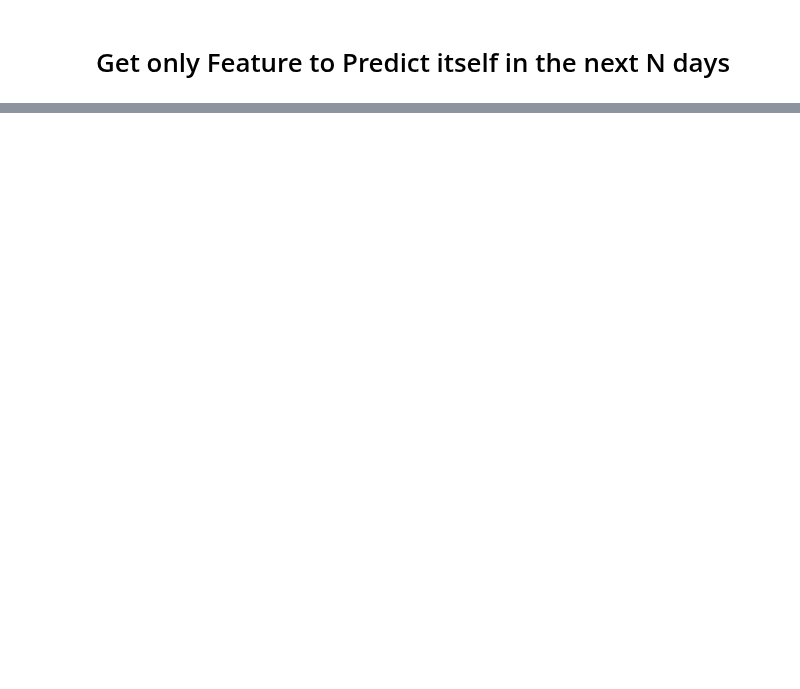
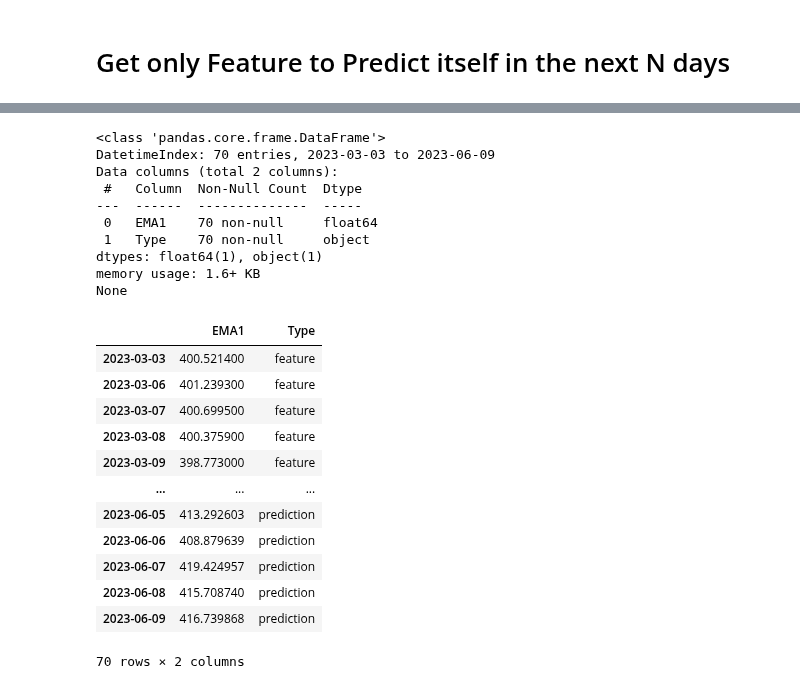
Before and after one commit to technqvi/TimeSeriesML-FinMarket, a Jupyter notebook: forecast-asset/forecast_asset_movement.ipynb, the cells around one changed output, grey strips where cells are left out. Cells and saved outputs as stored; diff of their text form; code cells hidden in the pictures; blank space fills up the shorter version.

```diff
--- a/forecast-asset/forecast_asset_movement.ipynb
+++ b/forecast-asset/forecast_asset_movement.ipynb
@@ -264 +290,29 @@ None
+# %%
+dfResult=pd.concat([dfFeature,dfPrediction],ignore_index=False)
+print(dfResult.info())
+dfResult
+# %% [output]
+<class 'pandas.core.frame.DataFrame'>
+DatetimeIndex: 70 entries, 2023-03-03 to 2023-06-09
+Data columns (total 2 columns):
+ #   Column  Non-Null Count  Dtype
+---  ------  --------------  -----
+ 0   EMA1    70 non-null     float64
+ 1   Type    70 non-null     object
+dtypes: float64(1), object(1)
+memory usage: 1.6+ KB
+None
+|  | EMA1 | Type |
+| 2023-03-03 | 400.521400 | feature |
+| 2023-03-06 | 401.239300 | feature |
+| 2023-03-07 | 400.699500 | feature |
+| 2023-03-08 | 400.375900 | feature |
+| 2023-03-09 | 398.773000 | feature |
+| ... | ... | ... |
+| 2023-06-05 | 413.292603 | prediction |
+| 2023-06-06 | 408.879639 | prediction |
+| 2023-06-07 | 419.424957 | prediction |
+| 2023-06-08 | 415.708740 | prediction |
+| 2023-06-09 | 416.739868 | prediction |
+70 rows × 2 columns
 # %%
```
Also changed, not shown: parts of 11 cells of this notebook.
